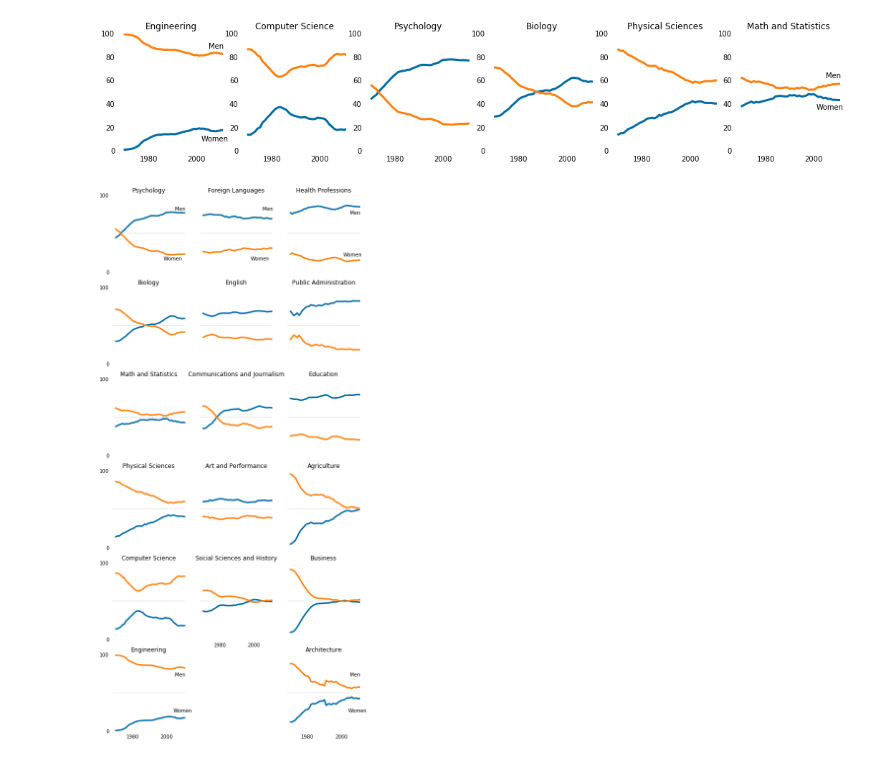
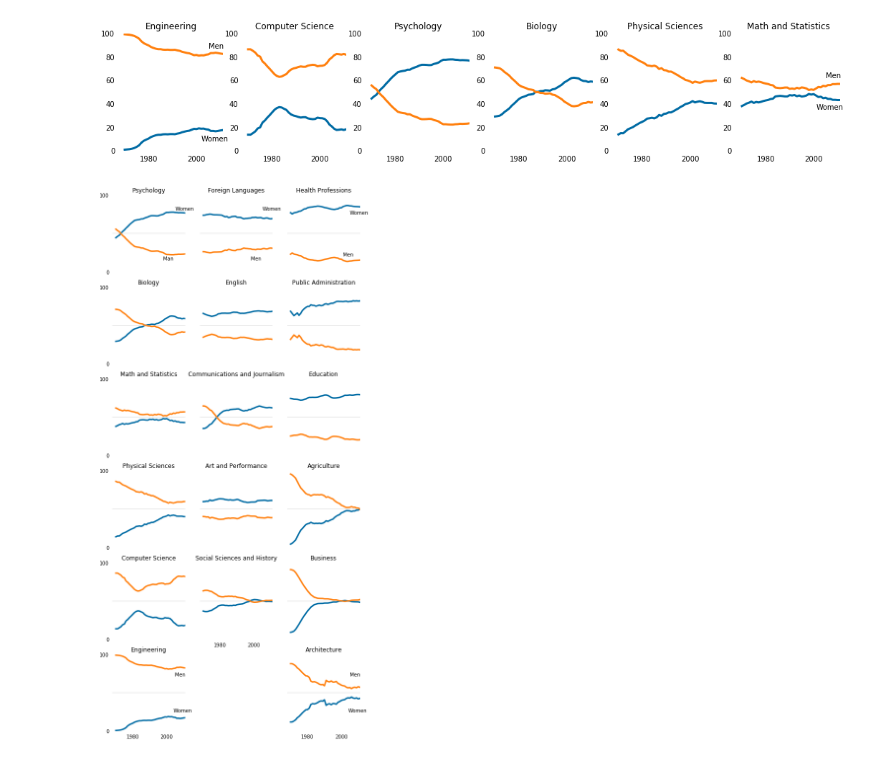
Before and after one commit to matija94/show-me-the-code, a Jupyter notebook: data-science/data_visualization/Visualizing The Gender Gap In College Degrees.ipynb, the cells around one changed output. Cells and saved outputs as stored; diff of their text form; code cells hidden in the pictures.

```diff
--- a/data-science/data_visualization/Visualizing The Gender Gap In College Degrees.ipynb
+++ b/data-science/data_visualization/Visualizing The Gender Gap In College Degrees.ipynb
@@ -71,12 +71,13 @@ for i in range(0,len(stem_cats)):
     ax.axhline(y=50, c=cb_y_midline, alpha=0.3)
     # reduce  y ticks(percentage) to just 2
     ax.set_yticks([0,100])
+    # set spines to unvisible
     for key,val in ax.spines.items():
         val.set_visible(False)
 
     if i == 0:
-        ax.text(2005, 80, 'Men')
-        ax.text(1998, 15, 'Women')
+        ax.text(2005, 80, 'Women')
+        ax.text(1998, 15, 'Man')
     elif i == len(stem_cats)-1:
         ax.text(2005, 72, 'Men')
         ax.text(2004, 25, 'Women')
@@ -101,40 +102,40 @@ for i in range(0,len(lib_arts_cats)):
         val.set_visible(False)
 
     if i == 0:
-        ax.text(2005, 80, 'Men')
-        ax.text(1998, 15, 'Women')
+        ax.text(2005, 80, 'Women')
+        ax.text(1998, 15, 'Men')
     elif i==len(lib_arts_cats)-1:
         #we should turn x labels for the last row
         ax.tick_params(labelbottom='on')
 
 for i in range(0,len(other_cats)):
     ax = figure.add_subplot(6,3,i*3 + 3)
     #plot line for women degree percentage
     ax.plot(women_degrees['Year'], women_degrees[other_cats[i]], c=cb_dark_blue, linewidth=3)
     #plot line for men degree percentage ( 100 - women)
     ax.plot(women_degrees['Year'], 100-women_degrees[other_cats[i]], c=cb_orange, linewidth=3)
     ax.tick_params(bottom='off', top='off', left='off', right='off', labelbottom='off',labelleft='off')
     ax.set_title(other_cats[i])
     ax.set_xlim(1968,2011)
     ax.set_ylim(0,100)
     #draw mid line, where gender percentages are equal
     ax.axhline(y=50, c=cb_y_midline, alpha=0.3)
     # reduce  y ticks(percentage) to just 2
     ax.set_yticks([0,100])
     for key,val in ax.spines.items():
         val.set_visible(False)
 
     if i == 0:
-        ax.text(2005, 75, 'Men')
-        ax.text(2001, 20, 'Women')
+        ax.text(2005, 75, 'Women')
+        ax.text(2001, 20, 'Men')
     elif i == len(other_cats)-1:
         ax.text(2005, 72, 'Men')
         ax.text(2004, 25, 'Women')
         #we should turn x labels for the last row
         ax.tick_params(labelbottom='on')
 
 
 # export plots show on the figure to png file
 figure.savefig('gender_degrees.png')
 # %% [output]
-[figure, old version]
+[figure, new version]
```
Also changed, not shown: 28 other files.
